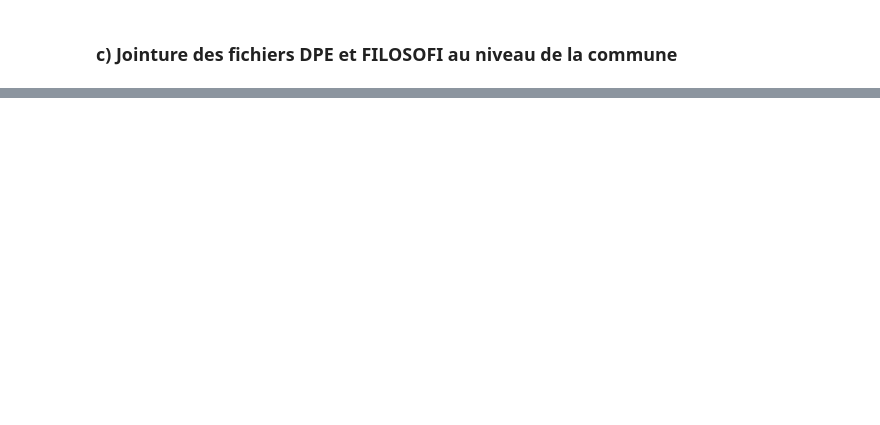
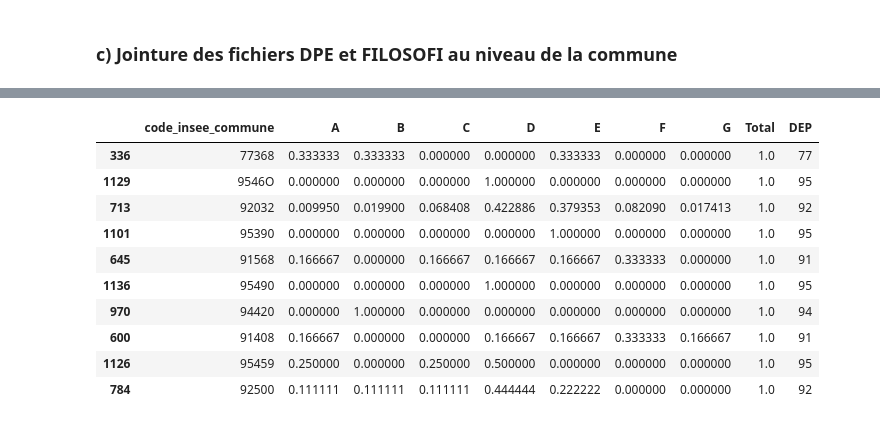
Before and after one commit to gabriel92320/data_science_project, a Jupyter notebook: Lien_DPE_niveau_de_vie.ipynb, the cells around one changed output, grey strips where cells are left out. Drawn from its saved outputs; the diff is of its cells as text; code cells hidden in the pictures; blank space fills up the shorter version.

Commit message:
Cleaning et fusion DPE-Filosofi
Les données sont prêtes pour la partie "visualisation"

```diff
--- a/Lien_DPE_niveau_de_vie.ipynb
+++ b/Lien_DPE_niveau_de_vie.ipynb
@@ -424,0 +510,3 @@ Filosofi["DEP"]=Filosofi["CODGEO"].str[:2]
+# %%
+# On calcule la proportion de chaque classe de conso d'énergie (A, B, C, etc.) au sein de chaque code commune:
+DPE_IDF_clean5=DPE_IDF_clean4[["code_insee_commune","A","B","C","D","E","F","G"]]
@@ -424,0 +522,2 @@ Filosofi["DEP"]=Filosofi["CODGEO"].str[:2]
+# %%
+Classe_conso_COM=DPE_IDF_clean5.groupby('code_insee_commune').mean().reset_index()
@@ -424,0 +533,3 @@ Filosofi["DEP"]=Filosofi["CODGEO"].str[:2]
+# %%
+Classe_conso_COM["Total"]=Classe_conso_COM.sum(axis=1)
+Classe_conso_COM.head()
@@ -424,0 +543,17 @@ Filosofi["DEP"]=Filosofi["CODGEO"].str[:2]
+# %%
+# Création d'une variable département (DEP) à partir du code commune:
+Classe_conso_COM["DEP"]=Classe_conso_COM["code_insee_commune"].str[:2]
+# %%
+Classe_conso_COM.sample(10)
+# %% [output]
+|  | code_insee_commune | A | B | C | D | E | F | G | Total | DEP |
+| 336 | 77368 | 0.333333 | 0.333333 | 0.000000 | 0.000000 | 0.333333 | 0.000000 | 0.000000 | 1.0 | 77 |
+| 1129 | 9546O | 0.000000 | 0.000000 | 0.000000 | 1.000000 | 0.000000 | 0.000000 | 0.000000 | 1.0 | 95 |
+| 713 | 92032 | 0.009950 | 0.019900 | 0.068408 | 0.422886 | 0.379353 | 0.082090 | 0.017413 | 1.0 | 92 |
+| 1101 | 95390 | 0.000000 | 0.000000 | 0.000000 | 0.000000 | 1.000000 | 0.000000 | 0.000000 | 1.0 | 95 |
+| 645 | 91568 | 0.166667 | 0.000000 | 0.166667 | 0.166667 | 0.166667 | 0.333333 | 0.000000 | 1.0 | 91 |
+| 1136 | 95490 | 0.000000 | 0.000000 | 0.000000 | 1.000000 | 0.000000 | 0.000000 | 0.000000 | 1.0 | 95 |
+| 970 | 94420 | 0.000000 | 1.000000 | 0.000000 | 0.000000 | 0.000000 | 0.000000 | 0.000000 | 1.0 | 94 |
+| 600 | 91408 | 0.166667 | 0.000000 | 0.000000 | 0.166667 | 0.166667 | 0.333333 | 0.166667 | 1.0 | 91 |
+| 1126 | 95459 | 0.250000 | 0.000000 | 0.250000 | 0.500000 | 0.000000 | 0.000000 | 0.000000 | 1.0 | 95 |
+| 784 | 92500 | 0.111111 | 0.111111 | 0.111111 | 0.444444 | 0.222222 | 0.000000 | 0.000000 | 1.0 | 92 |
```
Also changed, not shown: parts of 30 cells of this notebook.
